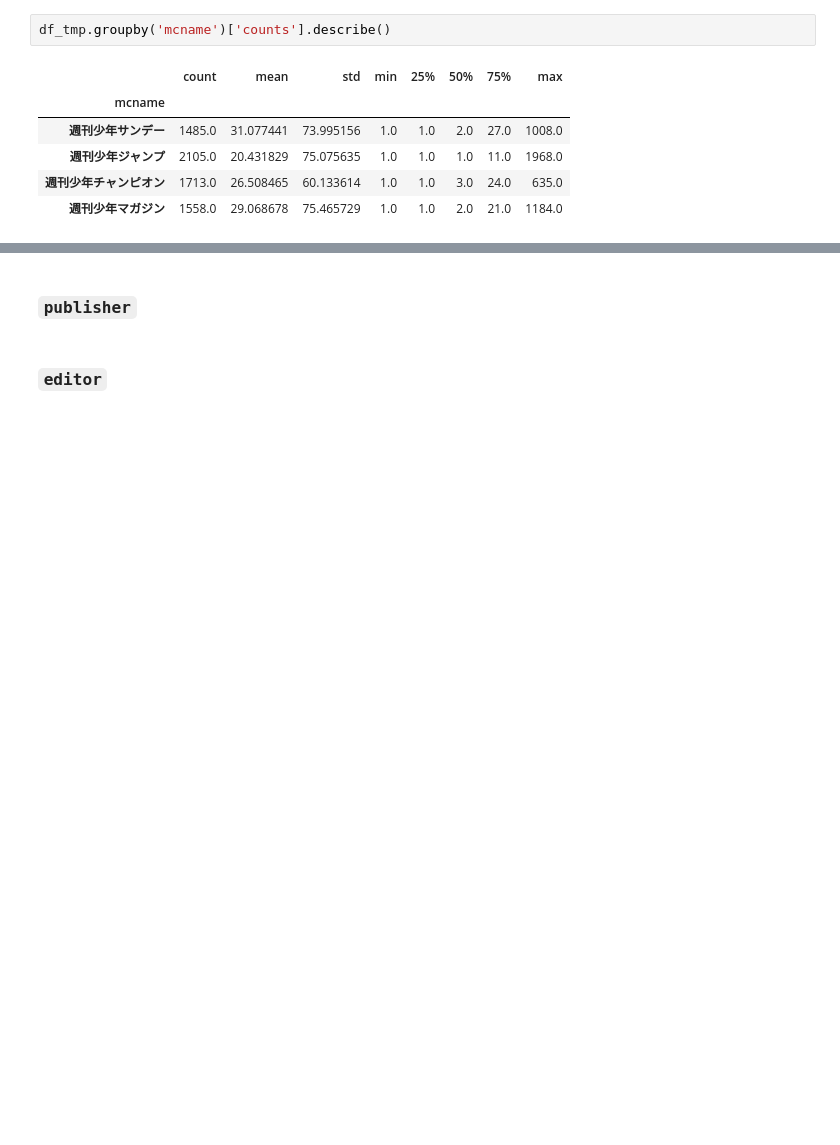
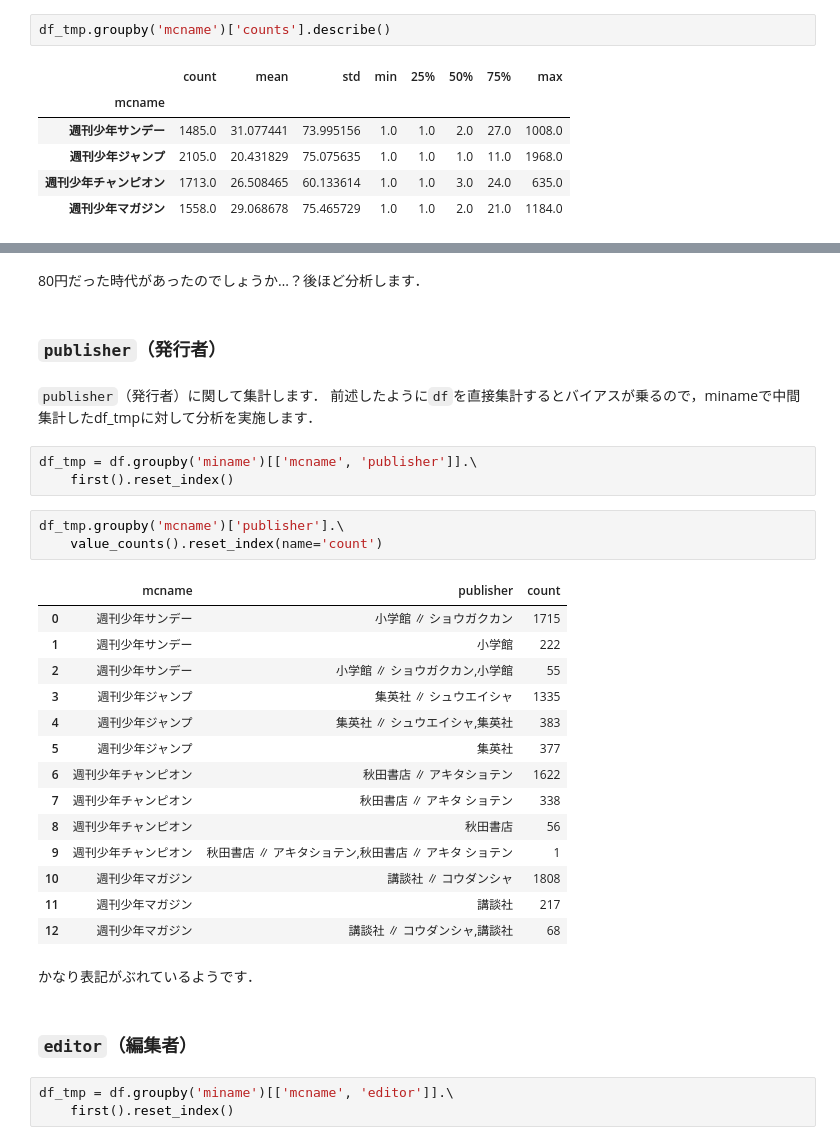
Before and after one commit to kakeami/viz-madb, a Jupyter notebook: book/_build/jupyter_execute/eda/eda.ipynb, the cells around one changed output, grey strips where cells are left out. Drawn from its saved outputs; the diff is of its cells as text; blank space fills up the shorter version.

```diff
--- a/book/_build/jupyter_execute/eda/eda.ipynb
+++ b/book/_build/jupyter_execute/eda/eda.ipynb
@@ -233,4 +542,34 @@ df_tmp.groupby('mcname')['counts'].describe()
+# %% [markdown]
+80円だった時代があったのでしょうか…？後ほど分析します．
 # %% [markdown]
-### `publisher`
+### `publisher`（発行者）
+# %% [markdown]
+`publisher`（発行者）に関して集計します． 前述したように`df`を直接集計するとバイアスが乗るので，minameで中間集計したdf_tmpに対して分析を実施します．
+# %%
+df_tmp = df.groupby('miname')[['mcname', 'publisher']].\
+    first().reset_index()
+# %%
+df_tmp.groupby('mcname')['publisher'].\
+    value_counts().reset_index(name='count')
+# %% [output]
+|  | mcname | publisher | count |
+| 0 | 週刊少年サンデー | 小学館 ∥ ショウガクカン | 1715 |
+| 1 | 週刊少年サンデー | 小学館 | 222 |
+| 2 | 週刊少年サンデー | 小学館 ∥ ショウガクカン,小学館 | 55 |
+| 3 | 週刊少年ジャンプ | 集英社 ∥ シュウエイシャ | 1335 |
+| 4 | 週刊少年ジャンプ | 集英社 ∥ シュウエイシャ,集英社 | 383 |
+| 5 | 週刊少年ジャンプ | 集英社 | 377 |
+| 6 | 週刊少年チャンピオン | 秋田書店 ∥ アキタショテン | 1622 |
+| 7 | 週刊少年チャンピオン | 秋田書店 ∥ アキタ ショテン | 338 |
+| 8 | 週刊少年チャンピオン | 秋田書店 | 56 |
+| 9 | 週刊少年チャンピオン | 秋田書店 ∥ アキタショテン,秋田書店 ∥ アキタ ショテン | 1 |
+| 10 | 週刊少年マガジン | 講談社 ∥ コウダンシャ | 1808 |
+| 11 | 週刊少年マガジン | 講談社 | 217 |
+| 12 | 週刊少年マガジン | 講談社 ∥ コウダンシャ,講談社 | 68 |
+# %% [markdown]
+かなり表記がぶれているようです．
 # %% [markdown]
-### `editor`
+### `editor`（編集者）
+# %%
+df_tmp = df.groupby('miname')[['mcname', 'editor']].\
+    first().reset_index()
```
Also changed, not shown: parts of 65 cells of this notebook, 10 other files.
